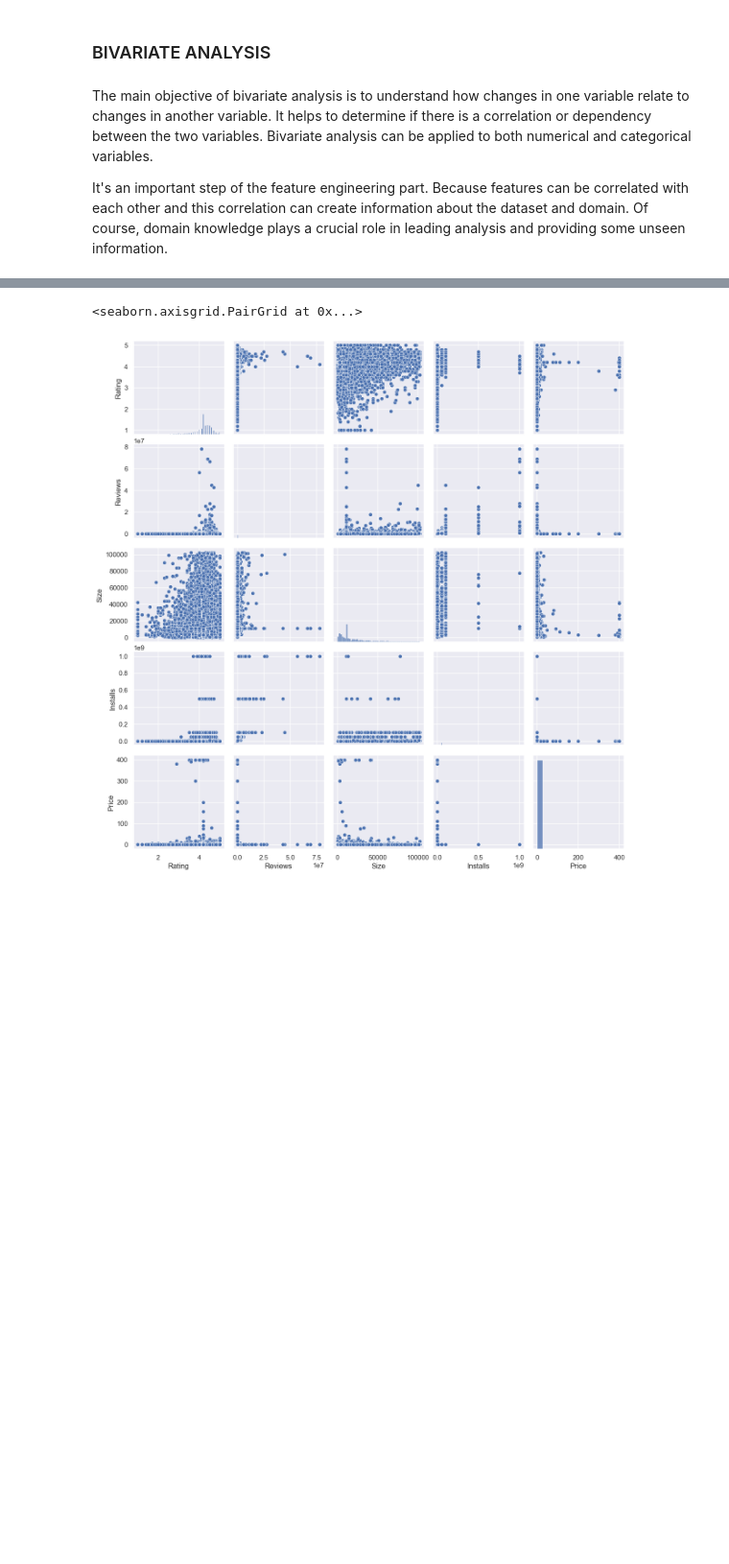
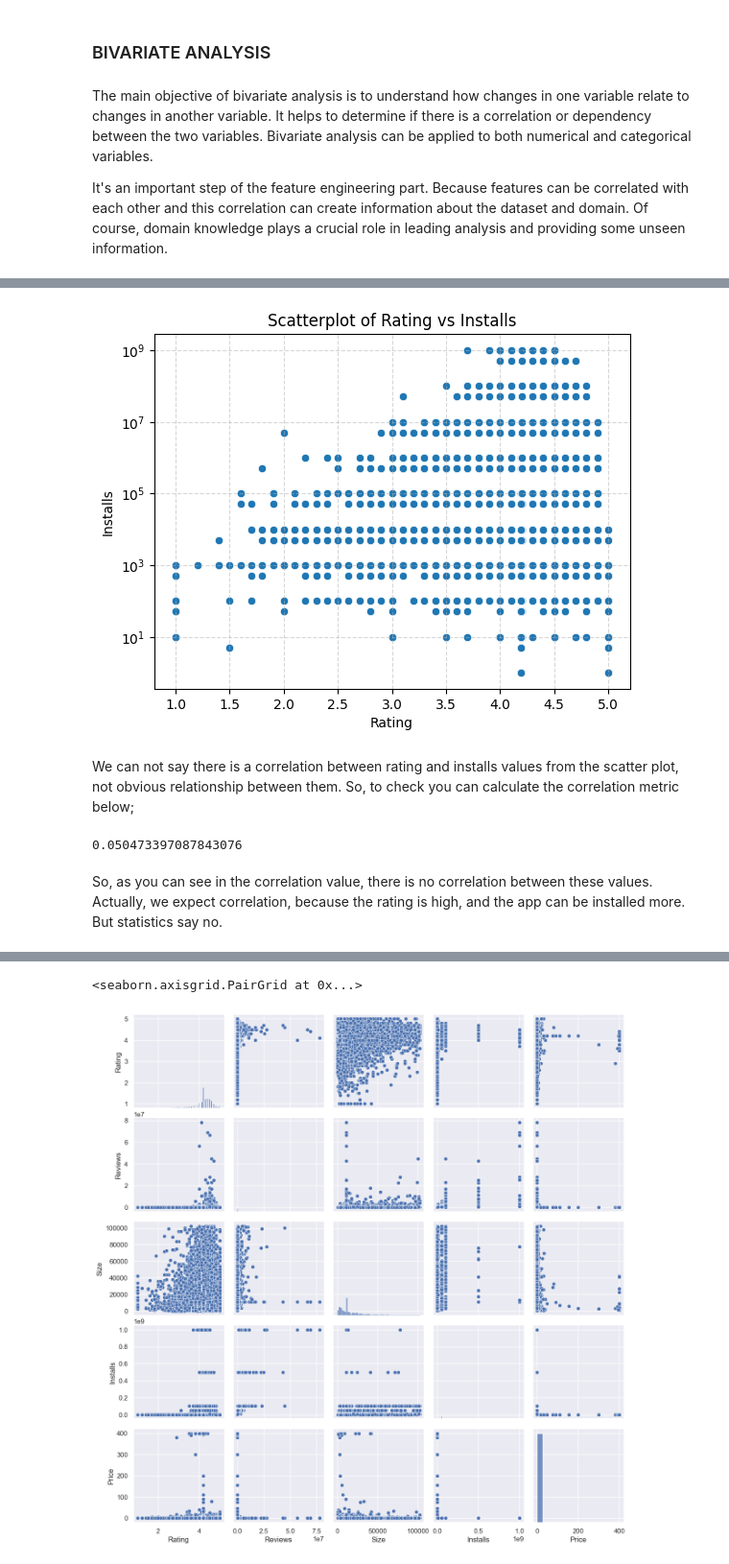
Before and after one commit to ftmoztl/EDA-data-visualization, a Jupyter notebook: eda-visualization.ipynb, the cells around one changed output, grey strips where cells are left out. Shown at 96% size. Saved outputs shown, nothing was run; the diff lists cells and outputs as text; code cells hidden in the pictures; blank space fills up the shorter version.

Commit message:
feat: Add scatter plot and information about it

```diff
--- a/eda-visualization.ipynb
+++ b/eda-visualization.ipynb
@@ -444,3 +449,31 @@ sns.scatterplot(data = df, x= df["Rating"], y= df['Installs'])
+# %%
+# create a scatterplot
+sns.scatterplot(data=df, x=df["Rating"], y=df['Installs'])
+
+# title and labels
+plt.title('Scatterplot of Rating vs Installs')
+plt.xlabel('Rating')
+plt.ylabel('Installs')
+
+# customize the plot with visually important details
+plt.xscale('linear')  # set the x-axis scale to linear
+plt.yscale('log')     # set the y-axis scale to logarithmic for better visualization
+plt.grid(True, alpha=0.5, linestyle='--')  # add gridlines with transparency and dashed lines to read grap easily
+
+plt.show()
+# %% [output]
+[figure, added]
+# %% [markdown]
+We can not say there is a correlation between rating and installs values from the scatter plot, not obvious relationship between them. So, to check you can calculate the correlation metric below;
+# %%
+import scipy.stats as stats
+
+corr, _ = stats.pearsonr (df["Rating"], df['Installs'])
+corr
+# %% [output]
+0.050473397087843076
+# %% [markdown]
+So, as you can see in the correlation value, there is no correlation between these values. Actually, we expect correlation, because the rating is high, and the app can be installed more. But statistics say no.
 # %%
 pd.crosstab(index= df['Installs'], columns= df['Category'])
 # %% [output]
```
Also changed, not shown: parts of 2 cells of this notebook.
